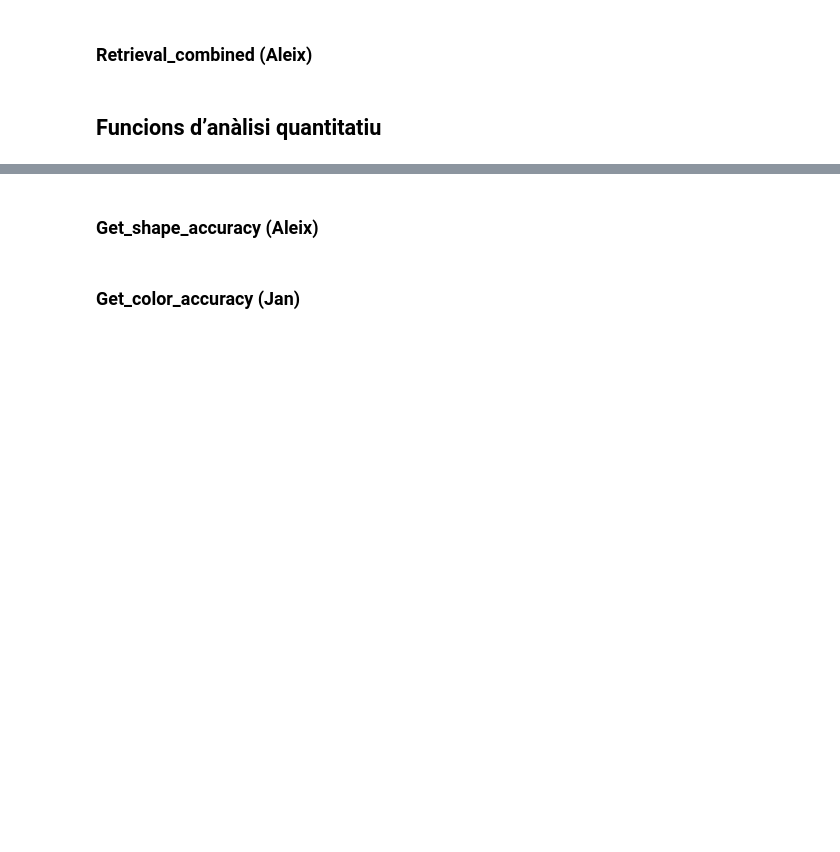
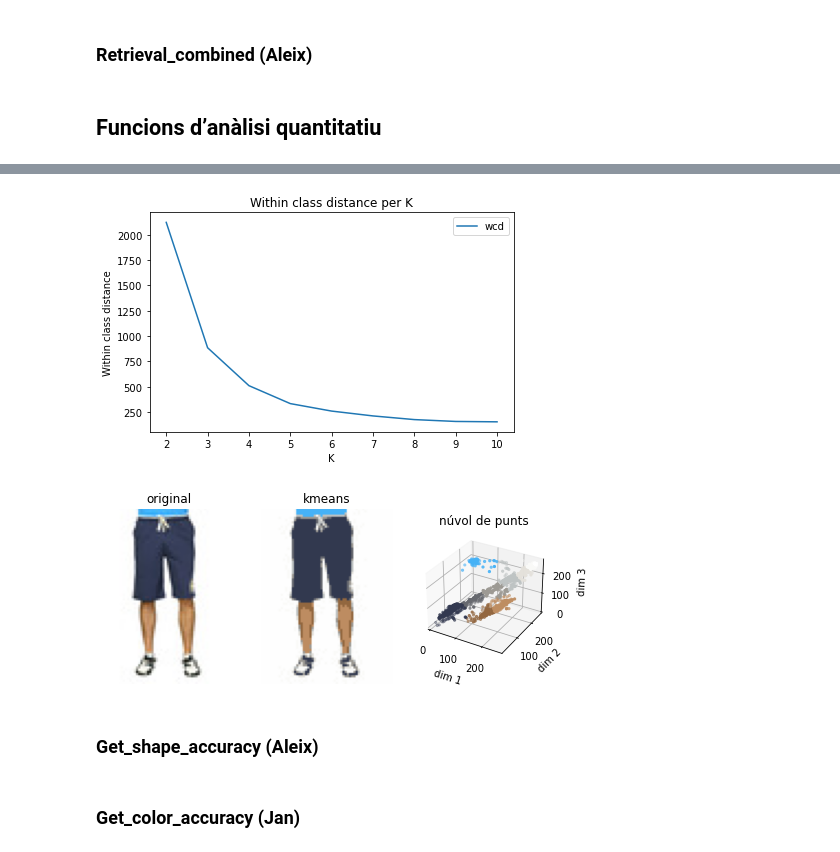
Before and after one commit to aleixJ/Practica2_IA, a Jupyter notebook: Etiquetador/analisis_part3.ipynb, the cells around one changed output, grey strips where cells are left out. Cells and saved outputs as stored; diff of their text form; code cells hidden in the pictures; blank space fills up the shorter version.

Commit message:
kmeans statistics començat

```diff
--- a/Etiquetador/analisis_part3.ipynb
+++ b/Etiquetador/analisis_part3.ipynb
@@ -57,3 +73,41 @@ visualize_retrieval(imgs, topN=44, info=class_labels, ok=predicted)
+# %%
+from Kmeans import KMeans
+
+def Kmean_statistics(kmeans, imgs, kmax):
+    bestK = 2
+    wcd = []
+    best_not_found = False
+    for i in range(2, kmax+1):
+        kmeans.K = i
+        kmeans.fit()
+        wcd.append(kmeans.withinClassDistance())
+
+        if len(wcd) > 1:
+            dec = 100-100*(wcd[-1]/wcd[-2])
+            if dec < 20 and best_not_found:
+                bestK = i-1
+
+    return wcd
+# %%
+import pickle
+import matplotlib
+
+np.random.seed(123)
+with open('/home/jmoran/Documents/_Docs_/UNI/Any3_2nQ/IA/Pràctiques/PLAB_2/Practica2_IA/Etiquetador/test/test_cases_kmeans.pkl', 'rb') as f:
+    test_cases = pickle.load(f)
+
+
+for ix, input in enumerate(test_cases['input']):
+
+    km = KMeans(input, test_cases['K'][ix])
+    wcd = Kmean_statistics(km, None ,10)
+    print_simple_plot(wcd)
+    km.fit()
+    visualize_k_means(km, input.shape)
+    break
+# %% [output]
+[figure, added]
+[figure, added]
 # %% [markdown]
 ### Get_shape_accuracy (Aleix)
 # %%
```
Also changed, not shown: parts of 4 cells of this notebook.
